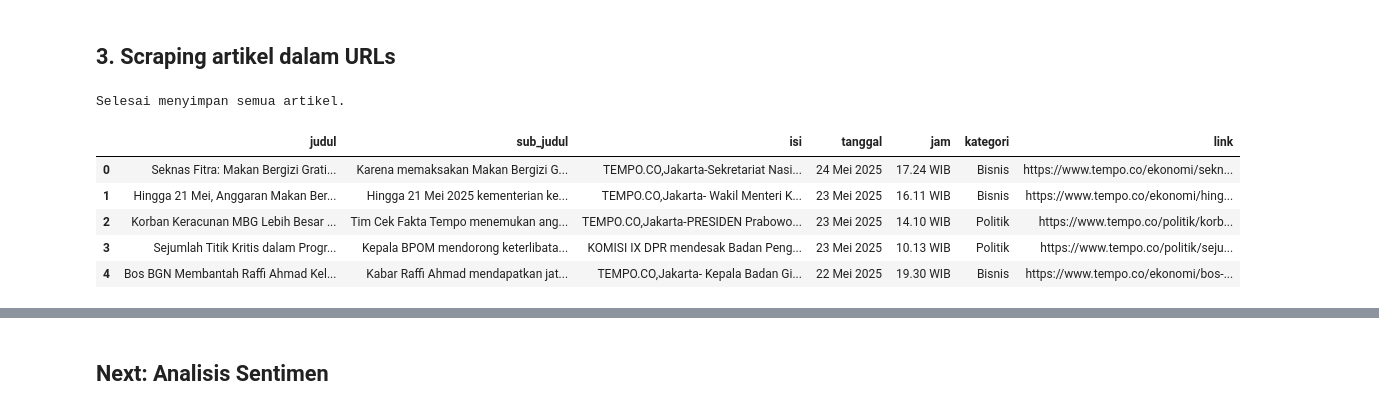
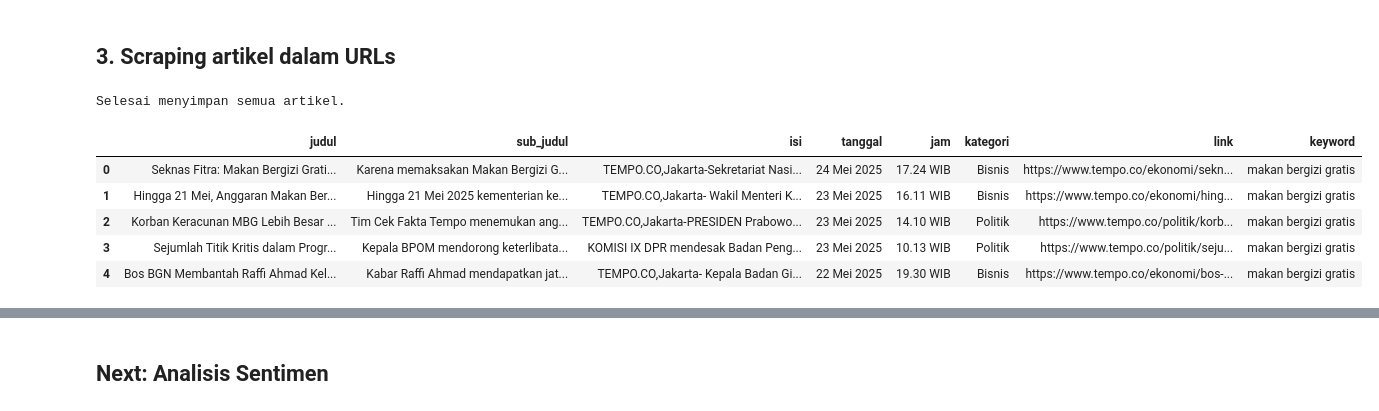
Before and after one commit to calvinrev/iprakom-scraping-sentiment, a Jupyter notebook: 1.Scraping_online_news.ipynb, the cells around one changed output, grey strips where cells are left out. Saved outputs shown, nothing was run; the diff lists cells and outputs as text; code cells hidden in the pictures.

```diff
--- a/1.Scraping_online_news.ipynb
+++ b/1.Scraping_online_news.ipynb
@@ -193,0 +211,24 @@ Selesai. Total berita: 1000
+# %%
+## looping list keyword
+
+# Daftar keyword yang ingin di-scrape
+list_keyword = [
+    "makan bergizi gratis",
+    "efisiensi anggaran",
+    "CPNS 2025",
+    "kemiskinan world bank"
+]
+
+# Set jumlah halaman yang ingin di-scrape per keyword
+halaman = 2
+
+# List untuk menyimpan semua DataFrame
+dfs = []
+
+for keyword in list_keyword:
+    print(f"Scraping untuk keyword: {keyword}")
+    df_keyword = scrape_tempo_search_selenium(keyword, halaman)
+    dfs.append(df_keyword)
+
+# Gabungkan semua hasil
+df_final = pd.concat(dfs, ignore_index=True)
@@ -207,27 +274,29 @@ def scrape_tempo_dari_csv(path_csv: str) -> pd.DataFrame:
     for i, row in tqdm(df_links.iterrows(), total=len(df_links)):
         url = row['link']
         df_artikel = scrape_tempo(url) #memanggil dan menjalankan fungsi scrape_tempo satu artikel
+        keyword = row['keyword']
         if df_artikel is not None:
+            df_artikel['keyword'] = keyword
             hasil_semua.append(df_artikel)
 
     # Gabungkan semua DataFrame
     if hasil_semua:
         df_final = pd.concat(hasil_semua, ignore_index=True)
-        df_final.to_csv('./files/tempo_semua_artikel.csv', index=False, encoding='utf-8-sig')
+        df_final.to_csv('./files/tempo_semua_artikel_26mei.csv', index=False, encoding='utf-8-sig')
         print("Selesai menyimpan semua artikel.")
         return df_final
     else:
         print("Tidak ada artikel yang berhasil di-scrape.")
         return pd.DataFrame()
 # %%
-df = scrape_tempo_dari_csv("./files/tempo_links.csv")
+df = scrape_tempo_dari_csv("./files/tempo_links_beberapa_keyword_26mei.csv")
 df.head(5)
 # %% [output]
 Selesai menyimpan semua artikel.
-|  | judul | sub_judul | isi | tanggal | jam | kategori | link |
-| 0 | Seknas Fitra: Makan Bergizi Grati... | Karena memaksakan Makan Bergizi G... | TEMPO.CO,Jakarta-Sekretariat Nasi... | 24 Mei 2025 | 17.24 WIB | Bisnis | https://www.tempo.co/ekonomi/sekn... |
-| 1 | Hingga 21 Mei, Anggaran Makan Ber... | Hingga 21 Mei 2025 kementerian ke... | TEMPO.CO,Jakarta- Wakil Menteri K... | 23 Mei 2025 | 16.11 WIB | Bisnis | https://www.tempo.co/ekonomi/hing... |
-| 2 | Korban Keracunan MBG Lebih Besar ... | Tim Cek Fakta Tempo menemukan ang... | TEMPO.CO,Jakarta-PRESIDEN Prabowo... | 23 Mei 2025 | 14.10 WIB | Politik | https://www.tempo.co/politik/korb... |
-| 3 | Sejumlah Titik Kritis dalam Progr... | Kepala BPOM mendorong keterlibata... | KOMISI IX DPR mendesak Badan Peng... | 23 Mei 2025 | 10.13 WIB | Politik | https://www.tempo.co/politik/seju... |
-| 4 | Bos BGN Membantah Raffi Ahmad Kel... | Kabar Raffi Ahmad mendapatkan jat... | TEMPO.CO,Jakarta- Kepala Badan Gi... | 22 Mei 2025 | 19.30 WIB | Bisnis | https://www.tempo.co/ekonomi/bos-... |
+|  | judul | sub_judul | isi | tanggal | jam | kategori | link | keyword |
+| 0 | Seknas Fitra: Makan Bergizi Grati... | Karena memaksakan Makan Bergizi G... | TEMPO.CO,Jakarta-Sekretariat Nasi... | 24 Mei 2025 | 17.24 WIB | Bisnis | https://www.tempo.co/ekonomi/sekn... | makan bergizi gratis |
+| 1 | Hingga 21 Mei, Anggaran Makan Ber... | Hingga 21 Mei 2025 kementerian ke... | TEMPO.CO,Jakarta- Wakil Menteri K... | 23 Mei 2025 | 16.11 WIB | Bisnis | https://www.tempo.co/ekonomi/hing... | makan bergizi gratis |
+| 2 | Korban Keracunan MBG Lebih Besar ... | Tim Cek Fakta Tempo menemukan ang... | TEMPO.CO,Jakarta-PRESIDEN Prabowo... | 23 Mei 2025 | 14.10 WIB | Politik | https://www.tempo.co/politik/korb... | makan bergizi gratis |
+| 3 | Sejumlah Titik Kritis dalam Progr... | Kepala BPOM mendorong keterlibata... | KOMISI IX DPR mendesak Badan Peng... | 23 Mei 2025 | 10.13 WIB | Politik | https://www.tempo.co/politik/seju... | makan bergizi gratis |
+| 4 | Bos BGN Membantah Raffi Ahmad Kel... | Kabar Raffi Ahmad mendapatkan jat... | TEMPO.CO,Jakarta- Kepala Badan Gi... | 22 Mei 2025 | 19.30 WIB | Bisnis | https://www.tempo.co/ekonomi/bos-... | makan bergizi gratis |
 # %%
```
Also changed, not shown: parts of 7 cells of this notebook, 4 other files.
